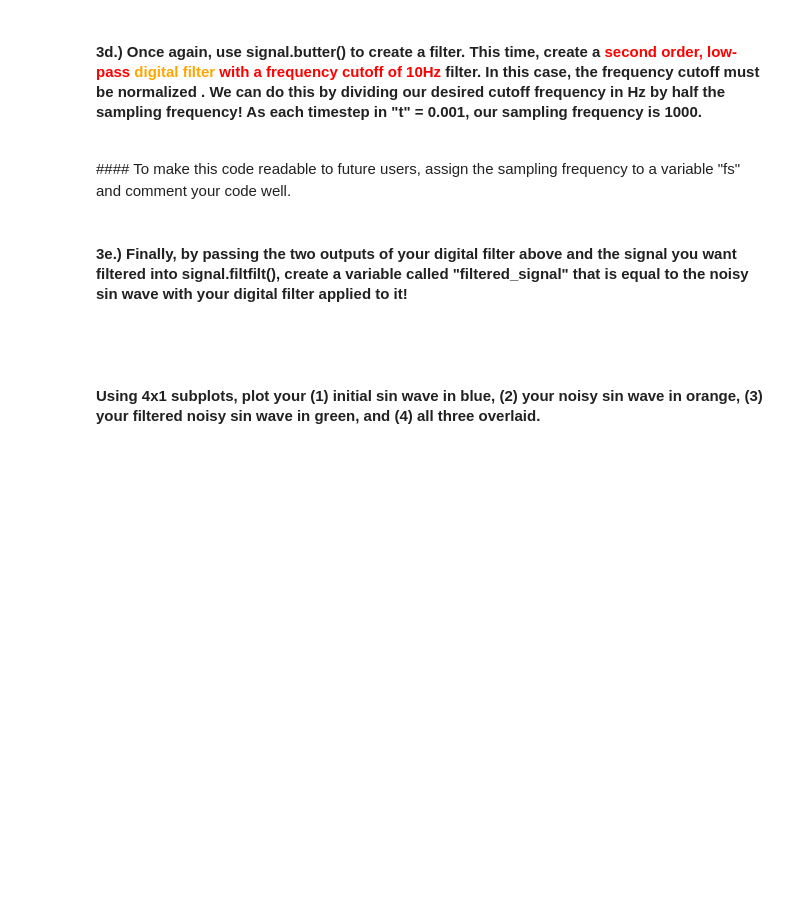
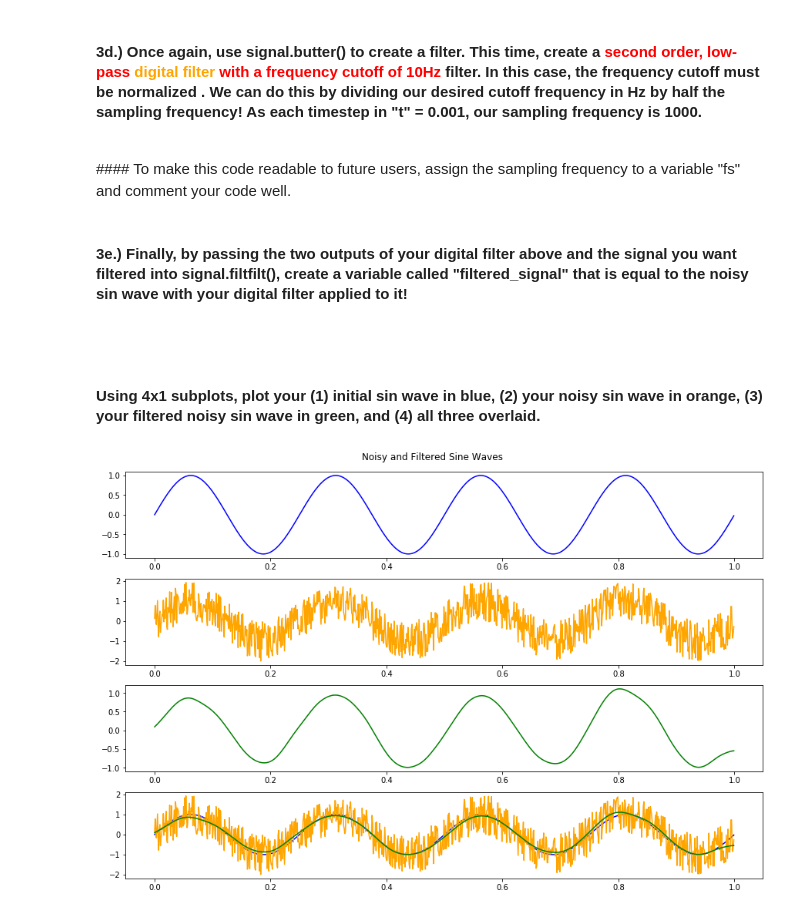
Before and after one commit to msa2011/PythonDataCourse, a Jupyter notebook: Homeworks/HW3/HW3_Part_1_Mohsin.ipynb, the cells around one changed output. Cells and saved outputs as stored; diff of their text form; code cells hidden in the pictures; blank space fills up the shorter version.

```diff
--- a/Homeworks/HW3/HW3_Part_1_Mohsin.ipynb
+++ b/Homeworks/HW3/HW3_Part_1_Mohsin.ipynb
@@ -88,7 +135,34 @@ x: , [ 2.          2.09622627  2.19708228  2.3027908   2.41358528  2.52971043
 #### 3d.) Once again, use signal.butter() to create a filter. This time, create a <font color=red>second order, low-pass </font> <font color=orange> digital filter</font><font color=red> with a frequency cutoff of 10Hz</font>  filter. In this case, the frequency cutoff must be __normalized__ . We can do this by dividing our desired cutoff frequency in __Hz__ by half the sampling frequency! As each timestep in "t" = 0.001, our sampling frequency is 1000.
 <br>
 #### To make this code readable to future users, assign the sampling frequency to a variable "fs" and comment your code well.
+# %%
+#sampling frequency
+fs = 1000
+
+#Buttterworth filter - 2nd order, cutoff frequency of 10Hz, low-pass, digital
+b,a = signal.butter(N=2,Wn=10/(fs/2),btype='lowpass',analog=False)
 # %% [markdown]
 #### 3e.) Finally, by passing the two outputs of your digital filter above and the signal you want filtered into signal.filtfilt(), create a variable called "filtered_signal" that is equal to the noisy sin wave with your digital filter applied to it!
 <br><br>
 #### Using 4x1 subplots, plot your (1) initial sin wave in blue, (2) your noisy sin wave in orange, (3) your filtered noisy sin wave in green, and (4) all three overlaid.
+# %%
+#Filtering noisy sine wave signal
+filtered_signal = signal.filtfilt(b,a,noisy_sin)
+# %%
+#Individual Plotting - Laborious
+fig,ax = plt.subplots(4,1,figsize=(12,8),constrained_layout=True)
+data = [sin, noisy_sin, filtered_signal, [sin, noisy_sin, filtered_signal]]
+
+ax[0].plot(t, sin, c='b')
+ax[1].plot(t, noisy_sin, c='orange')
+ax[2].plot(t, filtered_signal, c='green')
+
+ax[3].plot(t, sin, c='b')
+ax[3].plot(t, noisy_sin, c='orange')
+ax[3].plot(t, filtered_signal, c='green')
+
+fig.suptitle('Noisy and Filtered Sine Waves')
+
+plt.show()
+# %% [output]
+[figure, added]
```
Also changed, not shown: parts of 8 cells of this notebook, 1 other file.
